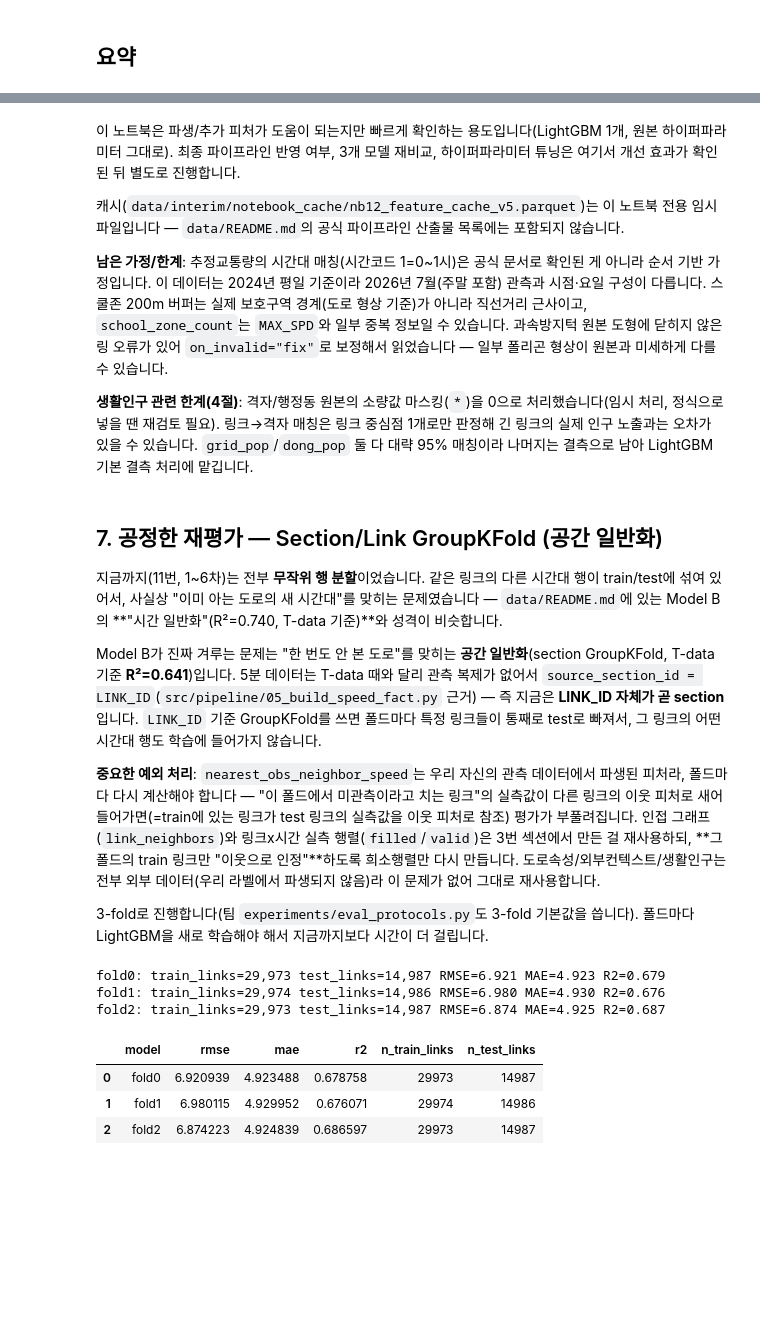
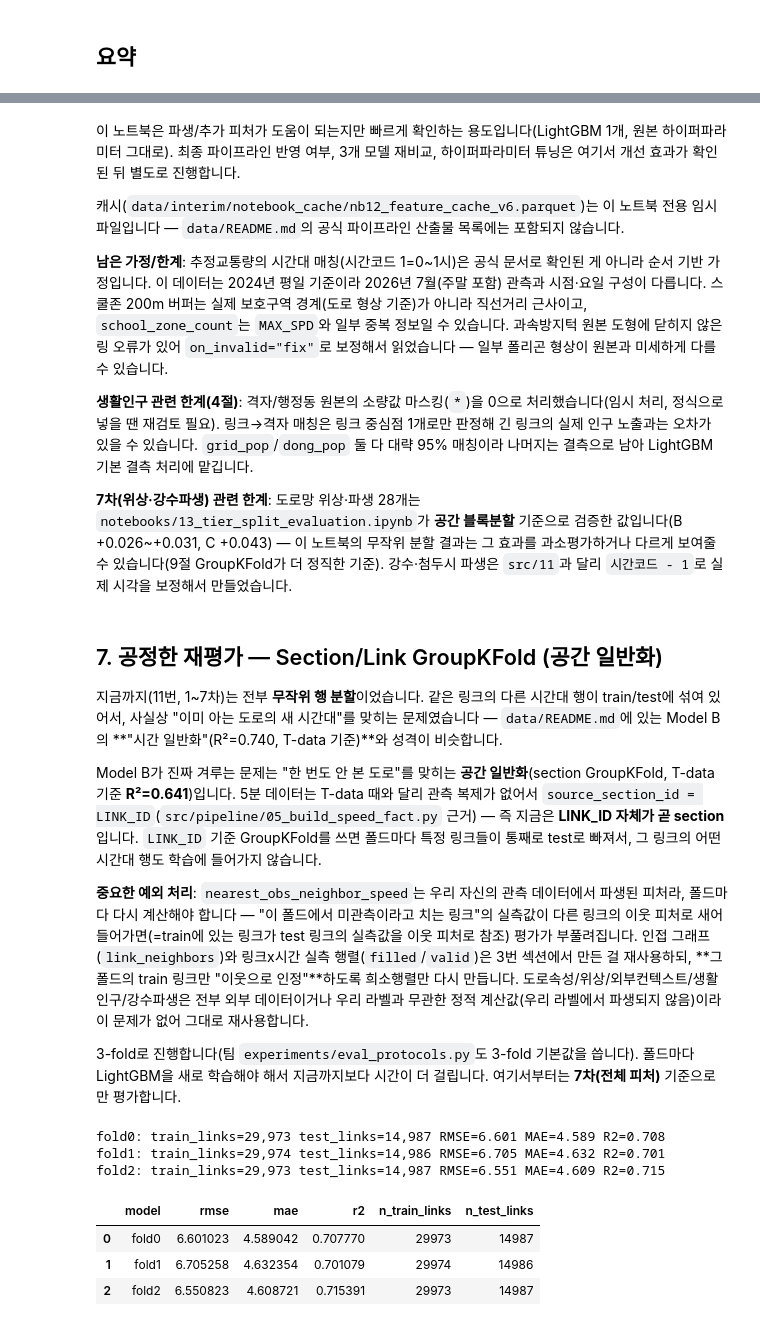
Before and after one commit to ejjunm/seoul-eco-routing, a Jupyter notebook: notebooks/12_derived_features_lightgbm.ipynb, the cells around one changed output, grey strips where cells are left out. Cells and saved outputs as stored; diff of their text form; code cells hidden in the pictures; blank space fills up the shorter version.

```diff
--- a/notebooks/12_derived_features_lightgbm.ipynb
+++ b/notebooks/12_derived_features_lightgbm.ipynb
@@ -53,7 +56,7 @@ GRID_MATCH_SHP = RAW_DIR / "traffic" / "match" / "match.shp"                 # 2
 GRID_POP_DIR = RAW_DIR / "traffic" / "250_LOCAL_RESD_202607"                 # 250m 격자 생활인구(일별)
 DONG_POP_DIR = RAW_DIR / "traffic" / "250_LOCAL_RESD_ADMDONG_202607"         # 행정동 생활인구(일별)
 
-CACHE_PATH = INTERIM_DIR / "notebook_cache" / "nb12_feature_cache_v5.parquet"
+CACHE_PATH = INTERIM_DIR / "notebook_cache" / "nb12_feature_cache_v6.parquet"
 CACHE_PATH.parent.mkdir(parents=True, exist_ok=True)
 
 plt.rcParams["font.family"] = "Malgun Gothic"
@@ -156,9 +180,25 @@ df["_date"] = pd.to_datetime(df["기준일"], format="%Y%m%d")
 df["dow"] = df["_date"].dt.weekday.astype("category")
 df["is_weekend"] = (df["_date"].dt.weekday >= 5).astype("int8")
 
-hour = df["시간코드"].astype("float32")
-df["hour_sin"] = np.sin(2 * np.pi * hour / 24).astype("float32")
-df["hour_cos"] = np.cos(2 * np.pi * hour / 24).astype("float32")
+hour_code = df["시간코드"].astype("float32")
+df["hour_sin"] = np.sin(2 * np.pi * hour_code / 24).astype("float32")
+df["hour_cos"] = np.cos(2 * np.pi * hour_code / 24).astype("float32")
+
+# 실제 시각 = 시간코드 - 1 (00시대=시간코드01 규칙, pipeline/02 근거) — 첨두시 판정은 이 기준으로
+actual_hour = (df["시간코드"].astype("int16") - 1)
+df["is_morning_peak"] = actual_hour.isin([7, 8, 9]).astype("int8")
+df["is_evening_peak"] = actual_hour.isin([17, 18, 19]).astype("int8")
+
+precip = df["precip_mm"].clip(lower=0)
+df["is_rain"] = (precip > 0).astype("int8")
+df["log_precip"] = np.log1p(precip).astype("float32")
+df["rain_class"] = pd.cut(
+    precip, bins=[-np.inf, 0, 1, 5, 10, np.inf],
+    labels=["none", "light", "moderate", "heavy", "very_heavy"],
+).astype(str).astype("category")
+df["rain_morning_peak"] = (df["is_rain"] * df["is_morning_peak"]).astype("int8")
+df["rain_evening_peak"] = (df["is_rain"] * df["is_evening_peak"]).astype("int8")
+df["rain_x_max_spd"] = (df["log_precip"] * df["MAX_SPD"]).astype("float32")
 
 df = df.drop(columns=["_date"])
 # %% [markdown]
@@ -339,12 +379,17 @@ dong_pop 결측 없는 행 비율: 0.9958
 # %%
 SPARSE_NUMERIC_COLS = SPARSE_NUMERIC_COLS + ["nearest_obs_neighbor_speed"]
 POPULATION_COLS = ["grid_pop", "dong_pop"]
+RAIN_PEAK_NUMERIC_COLS = [
+    "is_rain", "log_precip", "is_morning_peak", "is_evening_peak",
+    "rain_morning_peak", "rain_evening_peak", "rain_x_max_spd",
+]
+RAIN_PEAK_CATEGORICAL_COLS = ["rain_class"]
 DERIVED_COLS = (
     ["dow", "is_weekend", "hour_sin", "hour_cos"]
     + EXTERNAL_CONTEXT_COLS
     + SPARSE_NUMERIC_COLS
 )
-df[DERIVED_COLS + POPULATION_COLS].describe(include="all")
+df[DERIVED_COLS + POPULATION_COLS + RAIN_PEAK_NUMERIC_COLS + RAIN_PEAK_CATEGORICAL_COLS].describe(include="all")
 # %% [output]
 |  | dow | is_weekend | hour_sin | hour_cos | bus_lane_ratio | school_zone_count | accident_hotspot_count | ... |
 | count | 15094335.0 | 1.509434e+07 | 1.509434e+07 | 1.509434e+07 | 1.509434e+07 | 1.509434e+07 | 1.509434e+07 | ... |
@@ -365,14 +411,17 @@ df[DERIVED_COLS + POPULATION_COLS].describe(include="all")
 # %%
 BASELINE_FEATURE_COLS = NUMERIC_COLS + CATEGORICAL_COLS + DERIVED_COLS
 POP_FEATURE_COLS = BASELINE_FEATURE_COLS + POPULATION_COLS
+FULL_FEATURE_COLS = POP_FEATURE_COLS + TOPO_COLS + RAIN_PEAK_NUMERIC_COLS + RAIN_PEAK_CATEGORICAL_COLS
+FULL_CATEGORICAL_COLS = CATEGORICAL_COLS + RAIN_PEAK_CATEGORICAL_COLS
 
-X = df[POP_FEATURE_COLS]
+X = df[FULL_FEATURE_COLS]
 y = df[TARGET]
 
 X_train, X_test, y_train, y_test = train_test_split(
     X, y, test_size=0.2, random_state=RANDOM_STATE
 )
 print("train/test 행 수:", len(X_train), len(X_test))
-print("baseline 피처 수:", len(BASELINE_FEATURE_COLS), "| +생활인구 피처 수:", len(POP_FEATURE_COLS))
+print("5차 피처 수:", len(BASELINE_FEATURE_COLS), "| 6차 피처 수:", len(POP_FEATURE_COLS),
+      "| 7차 피처 수:", len(FULL_FEATURE_COLS))
 # %% [output]
 train/test 행 수: 12075468 3018867
@@ -525,21 +591,23 @@ MAE:  5.765 -> 4.443 (Δ+1.322)
 # %% [markdown]
 이 노트북은 파생/추가 피처가 도움이 되는지만 빠르게 확인하는 용도입니다(LightGBM 1개, 원본 하이퍼파라미터 그대로). 최종 파이프라인 반영 여부, 3개 모델 재비교, 하이퍼파라미터 튜닝은 여기서 개선 효과가 확인된 뒤 별도로 진행합니다.
 
-캐시(`data/interim/notebook_cache/nb12_feature_cache_v5.parquet`)는 이 노트북 전용 임시 파일입니다 — `data/README.md`의 공식 파이프라인 산출물 목록에는 포함되지 않습니다.
+캐시(`data/interim/notebook_cache/nb12_feature_cache_v6.parquet`)는 이 노트북 전용 임시 파일입니다 — `data/README.md`의 공식 파이프라인 산출물 목록에는 포함되지 않습니다.
 
 **남은 가정/한계**: 추정교통량의 시간대 매칭(시간코드 1=0~1시)은 공식 문서로 확인된 게 아니라 순서 기반 가정입니다. 이 데이터는 2024년 평일 기준이라 2026년 7월(주말 포함) 관측과 시점·요일 구성이 다릅니다. 스쿨존 200m 버퍼는 실제 보호구역 경계(도로 형상 기준)가 아니라 직선거리 근사이고, `school_zone_count`는 `MAX_SPD`와 일부 중복 정보일 수 있습니다. 과속방지턱 원본 도형에 닫히지 않은 링 오류가 있어 `on_invalid="fix"`로 보정해서 읽었습니다 — 일부 폴리곤 형상이 원본과 미세하게 다를 수 있습니다.
 
 **생활인구 관련 한계(4절)**: 격자/행정동 원본의 소량값 마스킹(`*`)을 0으로 처리했습니다(임시 처리, 정식으로 넣을 땐 재검토 필요). 링크→격자 매칭은 링크 중심점 1개로만 판정해 긴 링크의 실제 인구 노출과는 오차가 있을 수 있습니다. `grid_pop`/`dong_pop` 둘 다 대략 95% 매칭이라 나머지는 결측으로 남아 LightGBM 기본 결측 처리에 맡깁니다.
+
+**7차(위상·강수파생) 관련 한계**: 도로망 위상·파생 28개는 `notebooks/13_tier_split_evaluation.ipynb`가 **공간 블록분할** 기준으로 검증한 값입니다(B +0.026~+0.031, C +0.043) — 이 노트북의 무작위 분할 결과는 그 효과를 과소평가하거나 다르게 보여줄 수 있습니다(9절 GroupKFold가 더 정직한 기준). 강수·첨두시 파생은 `src/11`과 달리 `시간코드 - 1`로 실제 시각을 보정해서 만들었습니다.
 # %% [markdown]
 ## 7. 공정한 재평가 — Section/Link GroupKFold (공간 일반화)
 
-지금까지(11번, 1~6차)는 전부 **무작위 행 분할**이었습니다. 같은 링크의 다른 시간대 행이 train/test에 섞여 있어서, 사실상 "이미 아는 도로의 새 시간대"를 맞히는 문제였습니다 — `data/README.md`에 있는 Model B의 **"시간 일반화"(R²=0.740, T-data 기준)**와 성격이 비슷합니다.
+지금까지(11번, 1~7차)는 전부 **무작위 행 분할**이었습니다. 같은 링크의 다른 시간대 행이 train/test에 섞여 있어서, 사실상 "이미 아는 도로의 새 시간대"를 맞히는 문제였습니다 — `data/README.md`에 있는 Model B의 **"시간 일반화"(R²=0.740, T-data 기준)**와 성격이 비슷합니다.
 
 Model B가 진짜 겨루는 문제는 "한 번도 안 본 도로"를 맞히는 **공간 일반화**(section GroupKFold, T-data 기준 **R²=0.641**)입니다. 5분 데이터는 T-data 때와 달리 관측 복제가 없어서 `source_section_id = LINK_ID`(`src/pipeline/05_build_speed_fact.py` 근거) — 즉 지금은 **LINK_ID 자체가 곧 section**입니다. `LINK_ID` 기준 GroupKFold를 쓰면 폴드마다 특정 링크들이 통째로 test로 빠져서, 그 링크의 어떤 시간대 행도 학습에 들어가지 않습니다.
 
-**중요한 예외 처리**: `nearest_obs_neighbor_speed`는 우리 자신의 관측 데이터에서 파생된 피처라, 폴드마다 다시 계산해야 합니다 — "이 폴드에서 미관측이라고 치는 링크"의 실측값이 다른 링크의 이웃 피처로 새어 들어가면(=train에 있는 링크가 test 링크의 실측값을 이웃 피처로 참조) 평가가 부풀려집니다. 인접 그래프(`link_neighbors`)와 링크x시간 실측 행렬(`filled`/`valid`)은 3번 섹션에서 만든 걸 재사용하되, **그 폴드의 train 링크만 "이웃으로 인정"**하도록 희소행렬만 다시 만듭니다. 도로속성/외부컨텍스트/생활인구는 전부 외부 데이터(우리 라벨에서 파생되지 않음)라 이 문제가 없어 그대로 재사용합니다.
+**중요한 예외 처리**: `nearest_obs_neighbor_speed`는 우리 자신의 관측 데이터에서 파생된 피처라, 폴드마다 다시 계산해야 합니다 — "이 폴드에서 미관측이라고 치는 링크"의 실측값이 다른 링크의 이웃 피처로 새어 들어가면(=train에 있는 링크가 test 링크의 실측값을 이웃 피처로 참조) 평가가 부풀려집니다. 인접 그래프(`link_neighbors`)와 링크x시간 실측 행렬(`filled`/`valid`)은 3번 섹션에서 만든 걸 재사용하되, **그 폴드의 train 링크만 "이웃으로 인정"**하도록 희소행렬만 다시 만듭니다. 도로속성/위상/외부컨텍스트/생활인구/강수파생은 전부 외부 데이터이거나 우리 라벨과 무관한 정적 계산값(우리 라벨에서 파생되지 않음)이라 이 문제가 없어 그대로 재사용합니다.
 
-3-fold로 진행합니다(팀 `experiments/eval_protocols.py`도 3-fold 기본값을 씁니다). 폴드마다 LightGBM을 새로 학습해야 해서 지금까지보다 시간이 더 걸립니다.
+3-fold로 진행합니다(팀 `experiments/eval_protocols.py`도 3-fold 기본값을 씁니다). 폴드마다 LightGBM을 새로 학습해야 해서 지금까지보다 시간이 더 걸립니다. 여기서부터는 **7차(전체 피처)** 기준으로만 평가합니다.
 # %%
 from sklearn.model_selection import GroupKFold
 
@@ -549,7 +617,8 @@ N_FOLDS = 3
 groups = df["LINK_ID"].values
 gkf = GroupKFold(n_splits=N_FOLDS)
 
-GROUP_FEATURE_COLS = POP_FEATURE_COLS
+GROUP_FEATURE_COLS = FULL_FEATURE_COLS
+GROUP_CATEGORICAL_COLS = FULL_CATEGORICAL_COLS
 
 
 def build_neighbor_feature_for_allowed(allowed_links):
@@ -579,39 +648,39 @@ for fold_i, (train_idx, test_idx) in enumerate(gkf.split(df, groups=groups)):
     assert len(train_links & test_links) == 0, "링크가 train/test에 겹치면 안 됨"
 
     nm_long = build_neighbor_feature_for_allowed(train_links)
     fold_neighbor = df[["LINK_ID", "tm_key"]].merge(nm_long, on=["LINK_ID", "tm_key"], how="left")["fold_neighbor_speed"]
 
     Xf = df[GROUP_FEATURE_COLS].copy()
     Xf["nearest_obs_neighbor_speed"] = fold_neighbor.to_numpy(dtype="float32")
     yf = df[TARGET]
 
     X_train, X_test = Xf.iloc[train_idx], Xf.iloc[test_idx]
     y_train, y_test = yf.iloc[train_idx], yf.iloc[test_idx]
 
     model = lgb.LGBMRegressor(objective="regression", n_estimators=300, learning_rate=0.05,
                               num_leaves=63, random_state=RANDOM_STATE, verbosity=-1)
-    model.fit(X_train, y_train, categorical_feature=CATEGORICAL_COLS + ["dow"])
+    model.fit(X_train, y_train, categorical_feature=GROUP_CATEGORICAL_COLS + ["dow"])
     pred = model.predict(X_test)
 
     row = evaluate(y_test, pred, f"fold{fold_i}")
     row["n_train_links"] = len(train_links)
     row["n_test_links"] = len(test_links)
     fold_rows.append(row)
     print(f"fold{fold_i}: train_links={len(train_links):,} test_links={len(test_links):,} "
           f"RMSE={row['rmse']:.3f} MAE={row['mae']:.3f} R2={row['r2']:.3f}")
 
     del nm_long, fold_neighbor, Xf, X_train, X_test, y_train, y_test, pred
     gc.collect()
 
 group_results = pd.DataFrame(fold_rows)
 group_results
 # %% [output]
-fold0: train_links=29,973 test_links=14,987 RMSE=6.921 MAE=4.923 R2=0.679
-fold1: train_links=29,974 test_links=14,986 RMSE=6.980 MAE=4.930 R2=0.676
-fold2: train_links=29,973 test_links=14,987 RMSE=6.874 MAE=4.925 R2=0.687
+fold0: train_links=29,973 test_links=14,987 RMSE=6.601 MAE=4.589 R2=0.708
+fold1: train_links=29,974 test_links=14,986 RMSE=6.705 MAE=4.632 R2=0.701
+fold2: train_links=29,973 test_links=14,987 RMSE=6.551 MAE=4.609 R2=0.715
 |  | model | rmse | mae | r2 | n_train_links | n_test_links |
-| 0 | fold0 | 6.920939 | 4.923488 | 0.678758 | 29973 | 14987 |
-| 1 | fold1 | 6.980115 | 4.929952 | 0.676071 | 29974 | 14986 |
-| 2 | fold2 | 6.874223 | 4.924839 | 0.686597 | 29973 | 14987 |
+| 0 | fold0 | 6.601023 | 4.589042 | 0.707770 | 29973 | 14987 |
+| 1 | fold1 | 6.705258 | 4.632354 | 0.701079 | 29974 | 14986 |
+| 2 | fold2 | 6.550823 | 4.608721 | 0.715391 | 29973 | 14987 |
 # %%
 GROUP_SUMMARY = {
```
Also changed, not shown: parts of 14 cells of this notebook, 1 other file.
